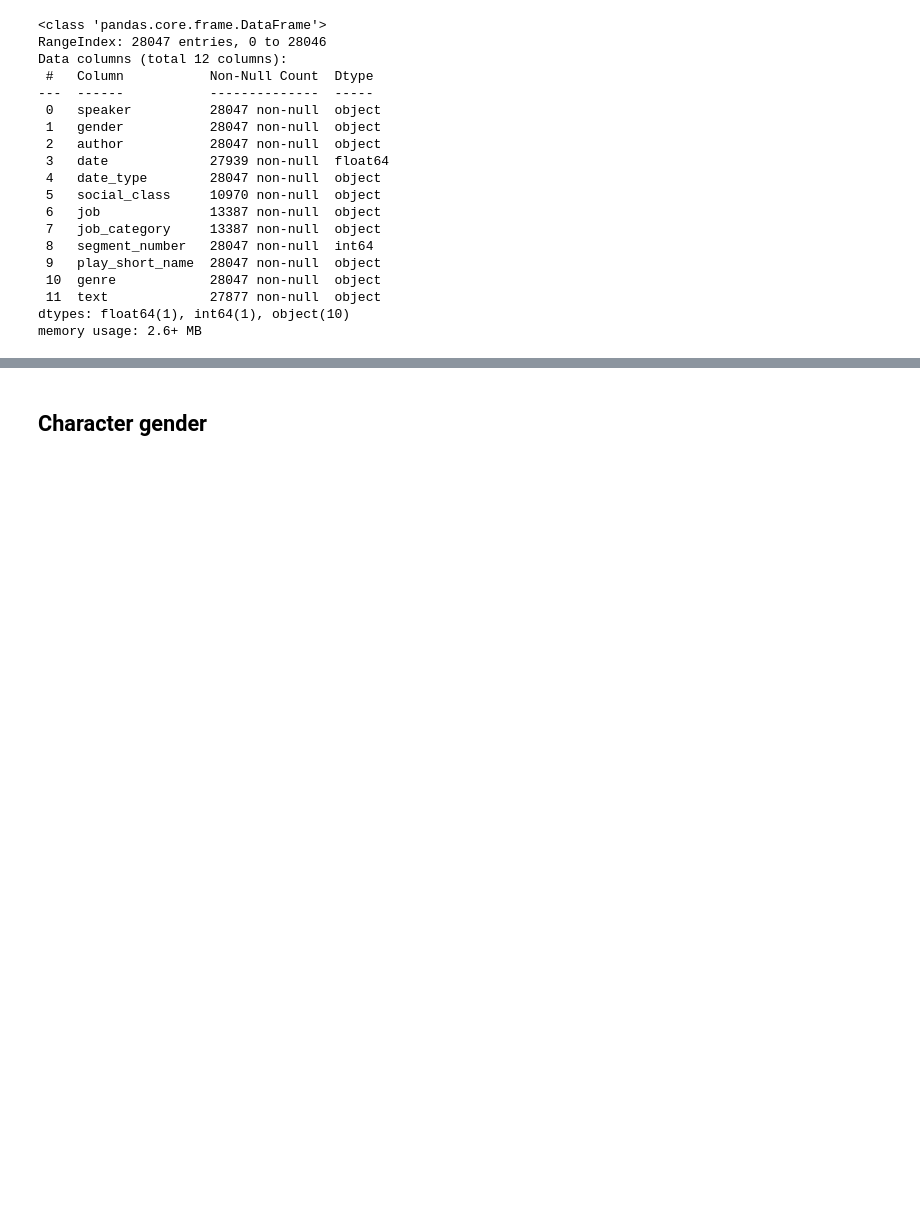
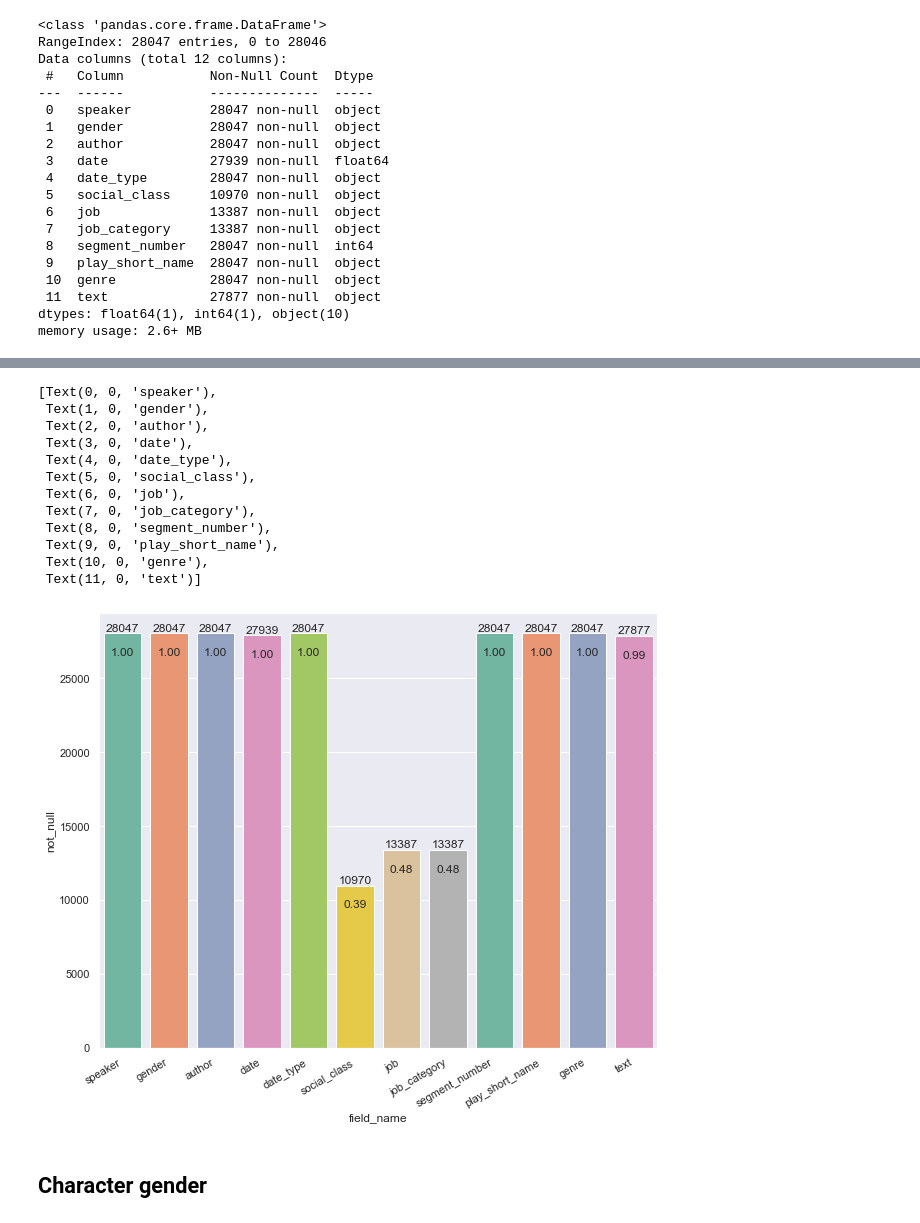
Before and after one commit to methal-project/alsatian-character-speech, a Jupyter notebook: metadata_analysis.ipynb, the cells around one changed output, grey strips where cells are left out. Cells and saved outputs as stored; diff of their text form; code cells hidden in the pictures; blank space fills up the shorter version.

```diff
--- a/metadata_analysis.ipynb
+++ b/metadata_analysis.ipynb
@@ -9,7 +9,7 @@ import pandas as pd
 import numpy as np
 import seaborn as sns
 # %%
-df_path = "../overall-per-character-speech-postpro10.tsv"
+df_path = "overall-per-character-speech-postpro.tsv"
 # %%
 df = pd.read_csv(df_path)
 # %%
@@ -47,0 +50,5 @@ memory usage: 2.6+ MB
+# %%
+df_not_empty_ratios = pd.DataFrame(
+    list(zip(df.columns.tolist(), df.count().values, list(df.count()/len(df)))),
+    columns=["field_name", "not_null", "not_null_ratio"])
+#df_not_empty_ratios = df_not_empty_ratios.set_index('field_name')
@@ -48,3 +71,27 @@ memory usage: 2.6+ MB
+# %%
+from matplotlib import pyplot as plt
+sns.set_theme()
+plt.subplots(figsize=(10,8))
+ax = sns.barplot(data=df_not_empty_ratios, x='field_name', y='not_null', palette='Set2')
+for idx, val in df_not_empty_ratios.iterrows():
+    ax.text(idx-.25, df_not_empty_ratios.iloc[idx]['not_null']-1500, f"{val['not_null_ratio']:.2f}")
+for ci in ax.containers:
+    ax.bar_label(ci,)
+ax.set_xticklabels(ax.get_xticklabels(), rotation=30, ha='right')
+# %% [output]
+[Text(0, 0, 'speaker'),
+ Text(1, 0, 'gender'),
+ Text(2, 0, 'author'),
+ Text(3, 0, 'date'),
+ Text(4, 0, 'date_type'),
+ Text(5, 0, 'social_class'),
+ Text(6, 0, 'job'),
+ Text(7, 0, 'job_category'),
+ Text(8, 0, 'segment_number'),
+ Text(9, 0, 'play_short_name'),
+ Text(10, 0, 'genre'),
+ Text(11, 0, 'text')]
+[figure, added]
 # %% [markdown]
 ## Character gender
 # %%
```
Also changed, not shown: parts of 2 cells of this notebook, 1 other file.
